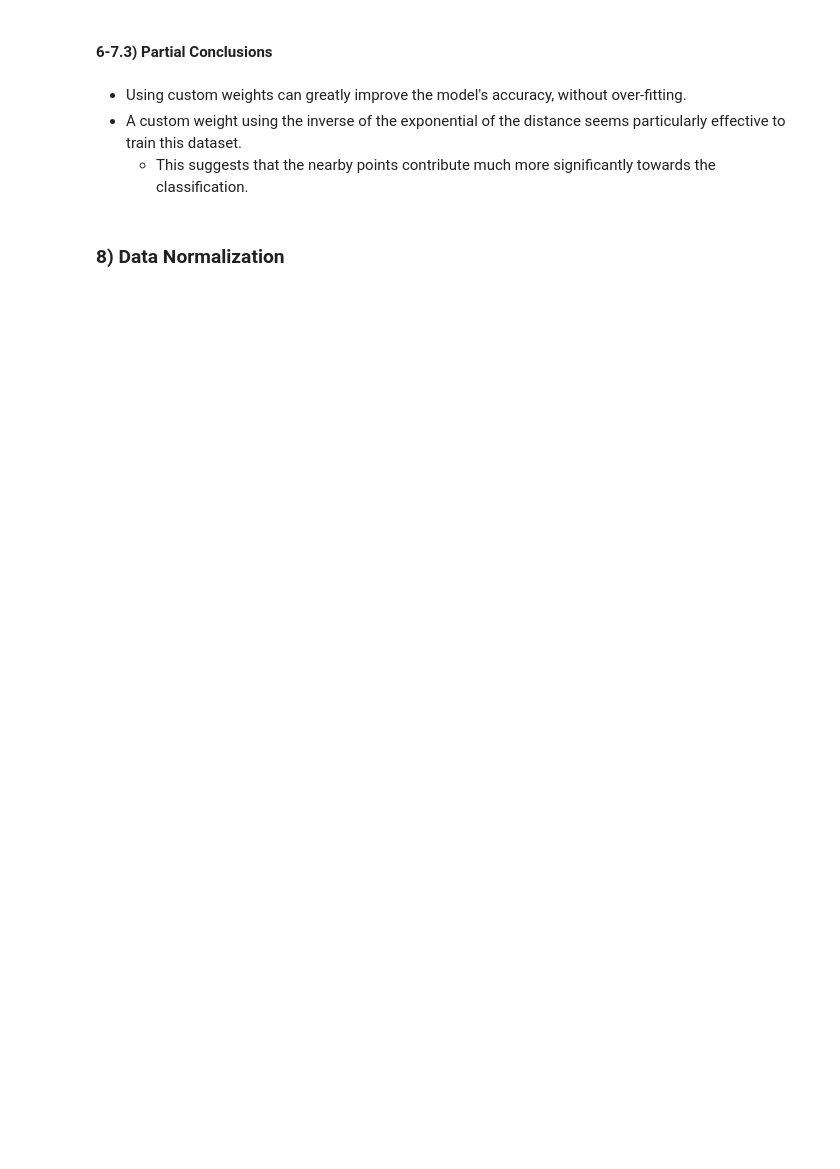
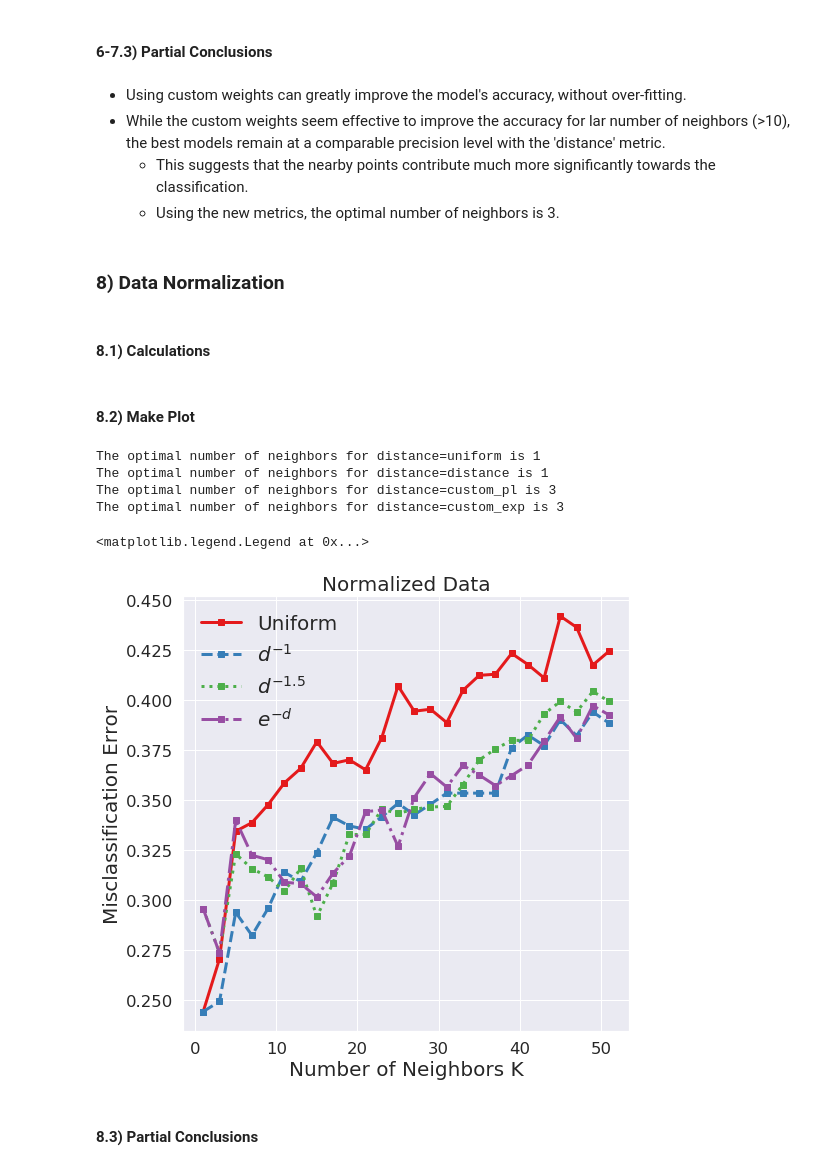
Before and after one commit to Heringer-Epson/Lantern, a Jupyter notebook: course_python/assignment_9/Session_9_assignment_Epson.ipynb, the cells around one changed output. Drawn from its saved outputs; the diff is of its cells as text; code cells hidden in the pictures; blank space fills up the shorter version.

```diff
--- a/course_python/assignment_9/Session_9_assignment_Epson.ipynb
+++ b/course_python/assignment_9/Session_9_assignment_Epson.ipynb
@@ -544,7 +319,10 @@ The optimal number of neighbors for distance=custom is 3
 #### 6-7.3) Partial Conclusions
 # %% [markdown]
 + Using custom weights can greatly improve the model's accuracy, without over-fitting.
-+ A custom weight using the inverse of the exponential of the distance seems particularly effective to train this dataset.
++ While the custom weights seem effective to improve the accuracy for lar number of neighbors (>10), the best models remain at a comparable precision level with the 'distance' metric.
   + This suggests that the nearby points contribute much more significantly towards the classification.
+  + Using the new metrics, the optimal number of neighbors is 3.
 # %% [markdown]
 ### 8) Data Normalization
+# %% [markdown]
+#### 8.1) Calculations
@@ -550,0 +333,54 @@ The optimal number of neighbors for distance=custom is 3
+# %%
+K_list = list(range(1,52,2))
+N_folds = 10
+weight_type = ['uniform', 'distance', 'custom_pl', 'custom_exp']
+out = {w:np.zeros(len(K_list)) for w in weight_type}
+
+for w in ['uniform', 'distance']:
+    for i, K in enumerate(K_list):
+        knn = KNeighborsClassifier(n_neighbors=K, weights=w)
+        scores = cross_val_score(knn, X_train_norm, y_train, cv=N_folds, scoring='accuracy')
+        out[w][i] = scores.mean()
+# %%
+#Use custom distances for calculations.
+for i, K in enumerate(K_list):
+    #Exponential dist.
+    knn_exp = KNeighborsClassifier(n_neighbors=K, weights=custom_dist_exp)
+    scores_exp = cross_val_score(knn_exp, X_train_std, y_train, cv=N_folds, scoring='accuracy')
+    out['custom_exp'][i] = scores_exp.mean()
+
+    #Power-law dist.
+    knn_pl = KNeighborsClassifier(n_neighbors=K, weights=custom_dist_pl)
+    scores_pl = cross_val_score(knn_pl, X_train_std, y_train, cv=N_folds, scoring='accuracy')
+    out['custom_pl'][i] = scores_pl.mean()
+# %% [markdown]
+#### 8.2) Make Plot
+# %%
+#Make plot.
+fig, ax = plt.subplots(figsize=(8,8))
+ax.set_xlabel('Number of Neighbors K', fontsize=fs)
+ax.set_ylabel('Misclassification Error', fontsize=fs)
+ax.set_title('Normalized Data', fontsize=fs)
+colors = ['#e41a1c','#377eb8','#4daf4a','#984ea3']
+ls = ['-', '--', ':', '-.']
+w2label = {'uniform':'Uniform', 'distance':r'$d^{-1}$',
+           'custom_exp':r'$e^{-d}$', 'custom_pl':r'$d^{-1.5}$'}
+
+for j, w in enumerate(weight_type):
+    MSE = np.array([1 - x for x in out[w]])
+    optimal_k = K_list[MSE.argmin()]
+    print("The optimal number of neighbors for distance=%s is %d" % (w, optimal_k))
+
+    # plot misclassification error vs k
+    ax.plot(K_list, MSE, ls=ls[j], marker='s', lw=3., color=colors[j], label=w2label[w])
+
+ax.legend(frameon=False, loc=2, numpoints=1, fontsize=fs)
+# %% [output]
+The optimal number of neighbors for distance=uniform is 1
+The optimal number of neighbors for distance=distance is 1
+The optimal number of neighbors for distance=custom_pl is 3
+The optimal number of neighbors for distance=custom_exp is 3
+<matplotlib.legend.Legend at 0x...>
+[figure, added]
+# %% [markdown]
+#### 8.3) Partial Conclusions
```
Also changed, not shown: parts of 44 cells of this notebook.
